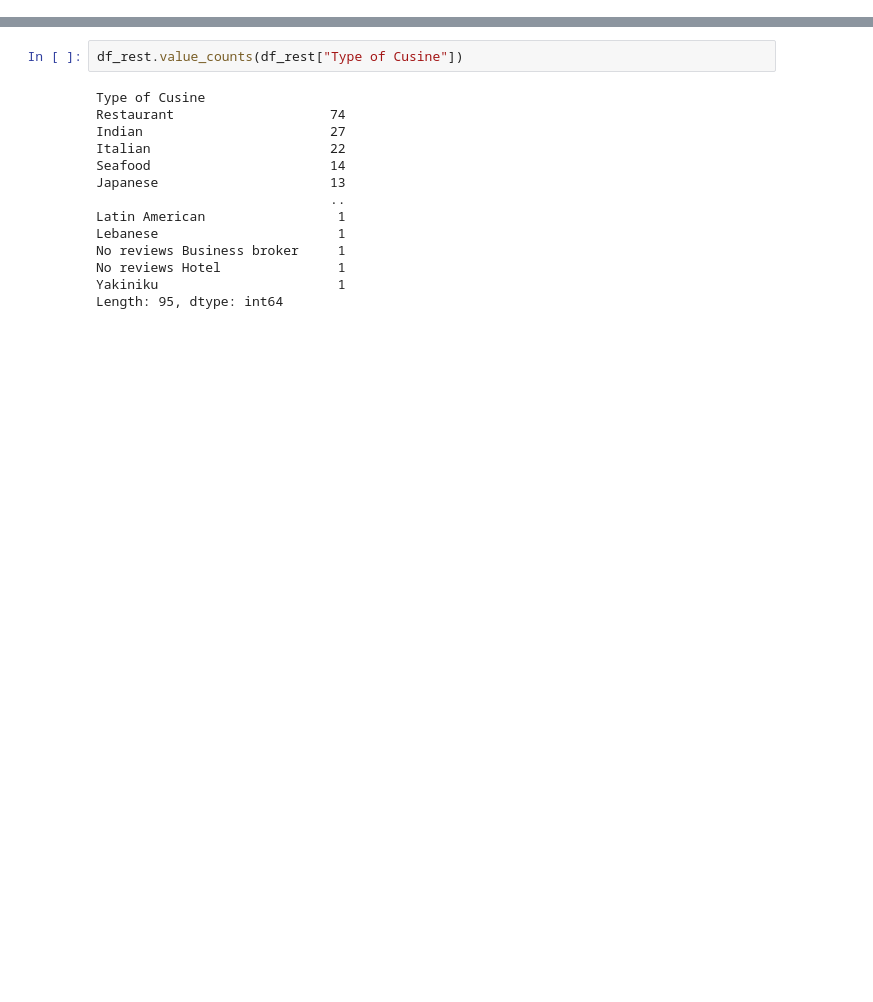
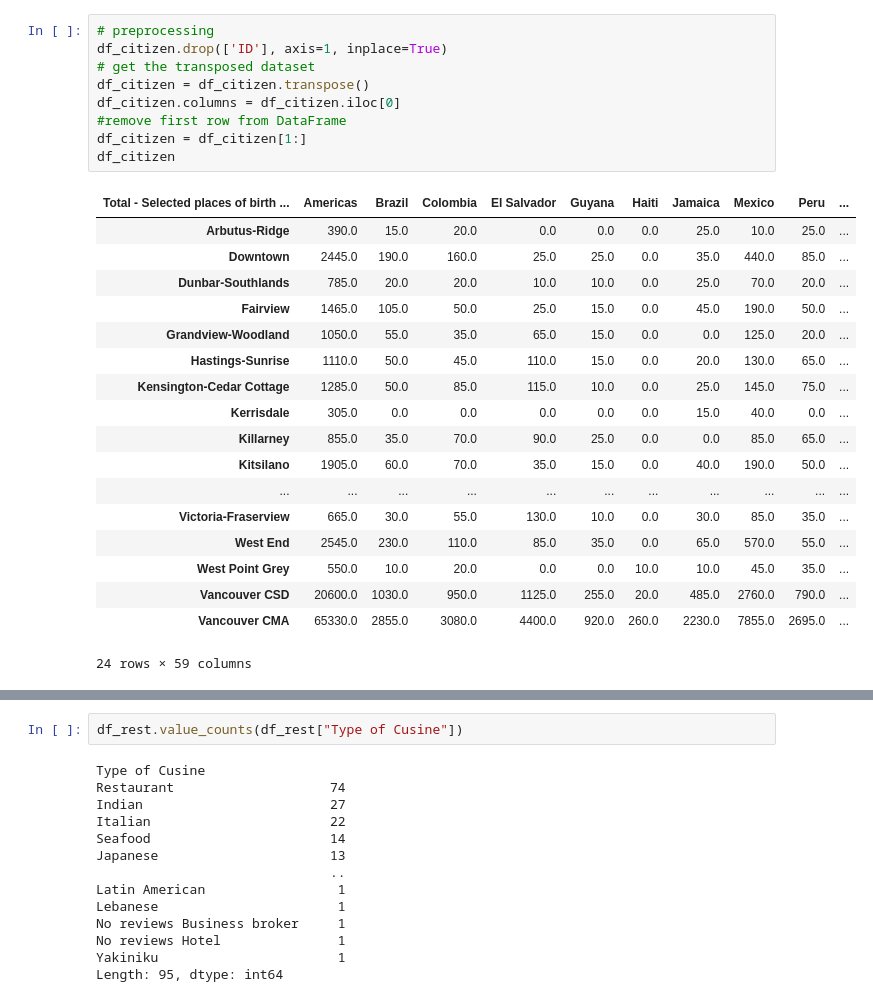
Before and after one commit to leanohl/BA_ClusteringofRestaurants, a Jupyter notebook: clusteringVancouver.ipynb, the cells around one changed output, grey strips where cells are left out. Cells and saved outputs as stored; diff of their text form; blank space fills up the shorter version.

Commit message:
hopefully done with preprocessing now

```diff
--- a/clusteringVancouver.ipynb
+++ b/clusteringVancouver.ipynb
@@ -33,0 +76,28 @@ df_citizen.head()
+# %%
+# preprocessing
+df_citizen.drop(['ID'], axis=1, inplace=True)
+# get the transposed dataset
+df_citizen = df_citizen.transpose()
+df_citizen.columns = df_citizen.iloc[0]
+#remove first row from DataFrame
+df_citizen = df_citizen[1:]
+df_citizen
+# %% [output]
+| Total - Selected places of birth ... | Americas | Brazil | Colombia | El Salvador | Guyana | Haiti | Jamaica | Mexico | Peru | ... |
+| Arbutus-Ridge | 390.0 | 15.0 | 20.0 | 0.0 | 0.0 | 0.0 | 25.0 | 10.0 | 25.0 | ... |
+| Downtown | 2445.0 | 190.0 | 160.0 | 25.0 | 25.0 | 0.0 | 35.0 | 440.0 | 85.0 | ... |
+| Dunbar-Southlands | 785.0 | 20.0 | 20.0 | 10.0 | 10.0 | 0.0 | 25.0 | 70.0 | 20.0 | ... |
+| Fairview | 1465.0 | 105.0 | 50.0 | 25.0 | 15.0 | 0.0 | 45.0 | 190.0 | 50.0 | ... |
+| Grandview-Woodland | 1050.0 | 55.0 | 35.0 | 65.0 | 15.0 | 0.0 | 0.0 | 125.0 | 20.0 | ... |
+| Hastings-Sunrise | 1110.0 | 50.0 | 45.0 | 110.0 | 15.0 | 0.0 | 20.0 | 130.0 | 65.0 | ... |
+| Kensington-Cedar Cottage | 1285.0 | 50.0 | 85.0 | 115.0 | 10.0 | 0.0 | 25.0 | 145.0 | 75.0 | ... |
+| Kerrisdale | 305.0 | 0.0 | 0.0 | 0.0 | 0.0 | 0.0 | 15.0 | 40.0 | 0.0 | ... |
+| Killarney | 855.0 | 35.0 | 70.0 | 90.0 | 25.0 | 0.0 | 0.0 | 85.0 | 65.0 | ... |
+| Kitsilano | 1905.0 | 60.0 | 70.0 | 35.0 | 15.0 | 0.0 | 40.0 | 190.0 | 50.0 | ... |
+| ... | ... | ... | ... | ... | ... | ... | ... | ... | ... | ... |
+| Victoria-Fraserview | 665.0 | 30.0 | 55.0 | 130.0 | 10.0 | 0.0 | 30.0 | 85.0 | 35.0 | ... |
+| West End | 2545.0 | 230.0 | 110.0 | 85.0 | 35.0 | 0.0 | 65.0 | 570.0 | 55.0 | ... |
+| West Point Grey | 550.0 | 10.0 | 20.0 | 0.0 | 0.0 | 10.0 | 10.0 | 45.0 | 35.0 | ... |
+| Vancouver CSD | 20600.0 | 1030.0 | 950.0 | 1125.0 | 255.0 | 20.0 | 485.0 | 2760.0 | 790.0 | ... |
+| Vancouver CMA | 65330.0 | 2855.0 | 3080.0 | 4400.0 | 920.0 | 260.0 | 2230.0 | 7855.0 | 2695.0 | ... |
+24 rows × 59 columns
```
Also changed, not shown: parts of 38 cells of this notebook, 8 other files.
